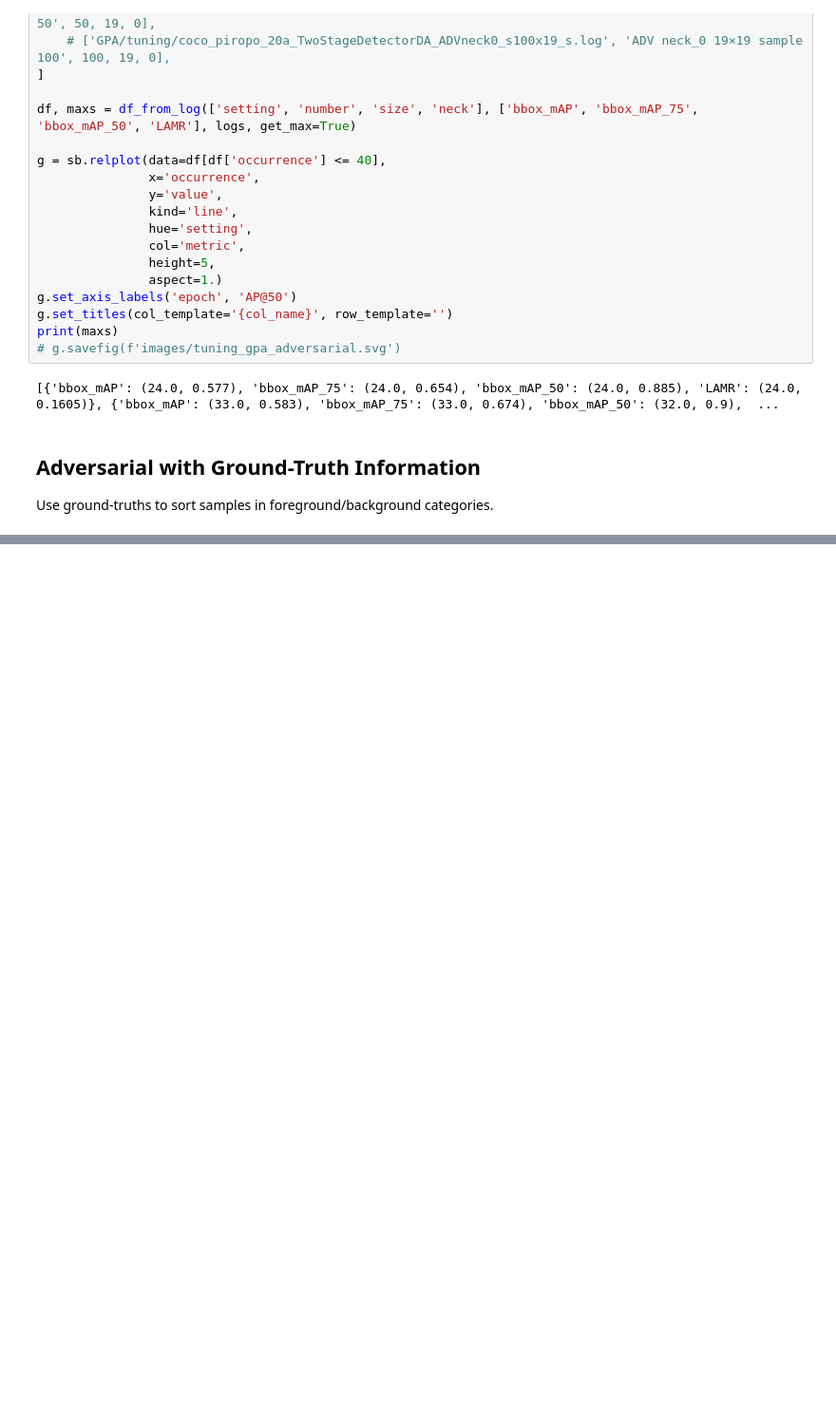
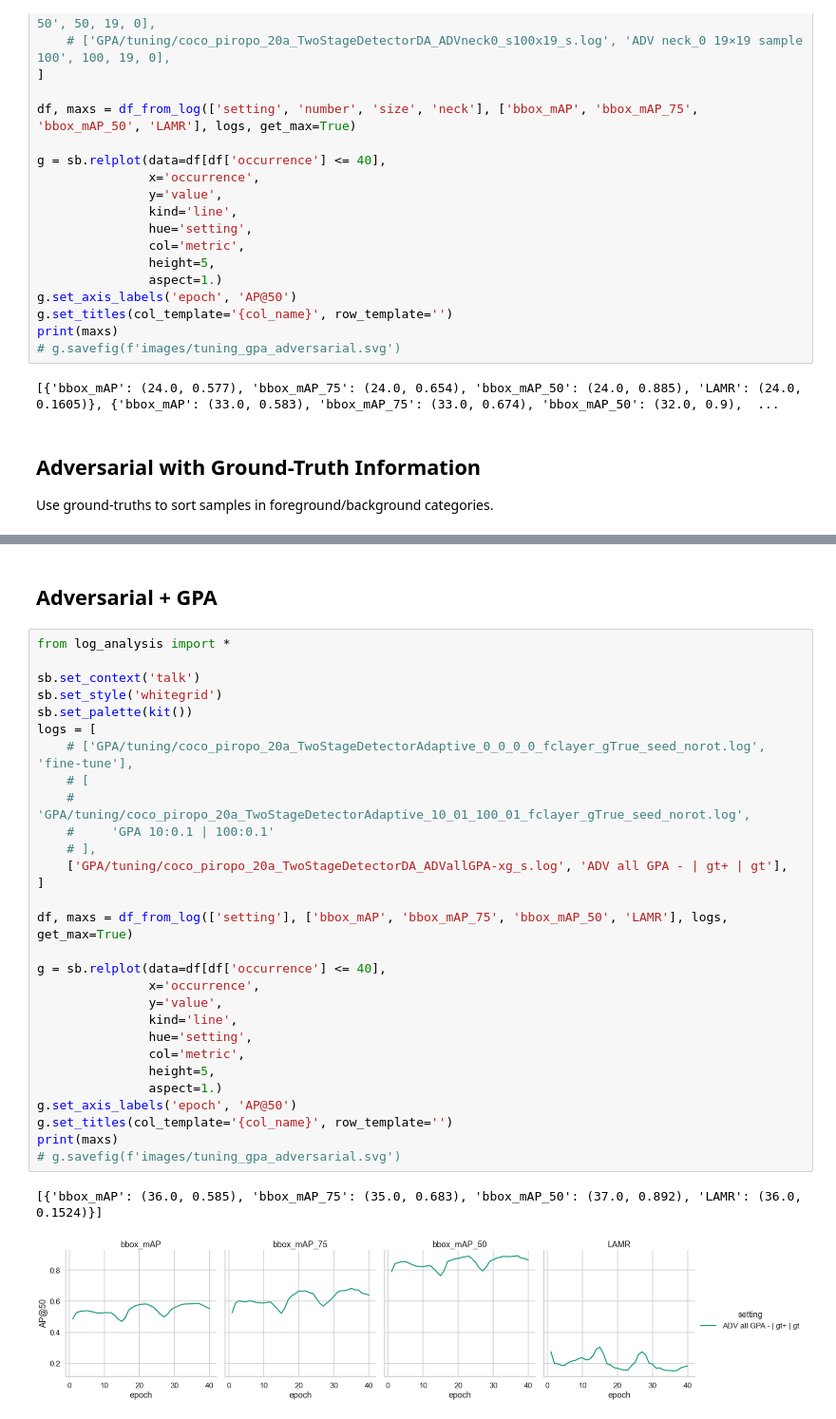
Before and after one commit to ThaddaeusWiedemer/FisheyeSPA, a Jupyter notebook: results/adversarial.ipynb, the cells around one changed output, grey strips where cells are left out. Shown at 95% size. Drawn from its saved outputs; the diff is of its cells as text; blank space fills up the shorter version.

```diff
--- a/results/adversarial.ipynb
+++ b/results/adversarial.ipynb
@@ -400,0 +427,34 @@ print(maxs)
+# %% [markdown]
+## Adversarial + GPA
+# %%
+from log_analysis import *
+
+sb.set_context('talk')
+sb.set_style('whitegrid')
+sb.set_palette(kit())
+logs = [
+    # ['GPA/tuning/coco_piropo_20a_TwoStageDetectorAdaptive_0_0_0_0_fclayer_gTrue_seed_norot.log', 'fine-tune'],
+    # [
+    #     'GPA/tuning/coco_piropo_20a_TwoStageDetectorAdaptive_10_01_100_01_fclayer_gTrue_seed_norot.log',
+    #     'GPA 10:0.1 | 100:0.1'
+    # ],
+    ['GPA/tuning/coco_piropo_20a_TwoStageDetectorDA_ADVallGPA-xg_s.log', 'ADV all GPA - | gt+ | gt'],
+]
+
+df, maxs = df_from_log(['setting'], ['bbox_mAP', 'bbox_mAP_75', 'bbox_mAP_50', 'LAMR'], logs, get_max=True)
+
+g = sb.relplot(data=df[df['occurrence'] <= 40],
+               x='occurrence',
+               y='value',
+               kind='line',
+               hue='setting',
+               col='metric',
+               height=5,
+               aspect=1.)
+g.set_axis_labels('epoch', 'AP@50')
+g.set_titles(col_template='{col_name}', row_template='')
+print(maxs)
+# g.savefig(f'images/tuning_gpa_adversarial.svg')
+# %% [output]
+[{'bbox_mAP': (36.0, 0.585), 'bbox_mAP_75': (35.0, 0.683), 'bbox_mAP_50': (37.0, 0.892), 'LAMR': (36.0, 0.1524)}]
+[figure, added]
```
Also changed, not shown: parts of 2 cells of this notebook, 49 other files.
